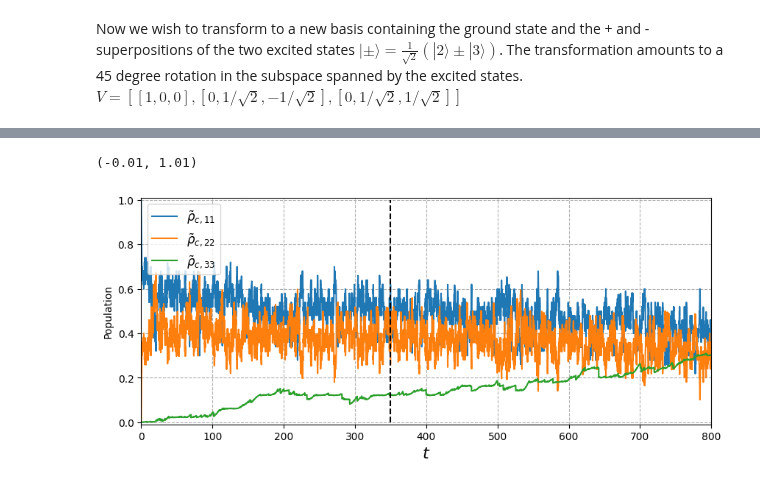
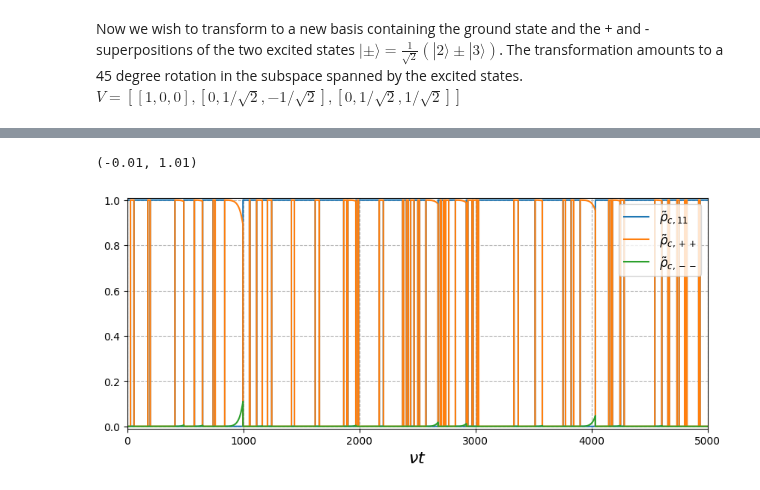
Before and after one commit to mikeal888/The_V_model, a Jupyter notebook: Equilibrium.ipynb, the cells around one changed output, grey strips where cells are left out. Saved outputs shown, nothing was run; the diff lists cells and outputs as text; code cells hidden in the pictures.

Commit message:
Adjusted parameter values to match other plots, generated example trajectory for the V model in transformed basis

```diff
--- a/Equilibrium.ipynb
+++ b/Equilibrium.ipynb
@@ -10,9 +10,12 @@ from FCS import *
 # Define system parameters
 N = 3 # Number of levels
 nu = 1 # Frequency of the system
-a = 0.1
-delta = 0.03
-beta = 1/4 # Inverse temperature
+# a = 0.1
+# delta = 0.03
+a = 0.02
+delta = 0.001
+# beta = 1/4 # Inverse temperature
+beta = 1
 
 # Define the parameters for the V-model
 params = {'nu': nu, 'a': a, 'delta': delta, 'beta': beta}
@@ -210,7 +213,7 @@ g_ops, H_prime, c_ops_prime = V_model_1bath_uqme_transformed(**params)
 # Define the steady state density operators
 rho_ss_prime = steadystate(H_uni, c_ops_uni)
 # %%
-t0, tf = 0, 800
+t0, tf = 0, 5000
 dt = 0.05
 tlist = np.arange(t0, tf, dt)
 # tlist = np.logspace(-1, np.log10(tf), 10000)
@@ -225,5 +228,5 @@ rho_init = psi_init*psi_init.dag()
 e_ops = [g1*g1.dag(), g2*g2.dag(), g3*g3.dag(), g3*g2.dag()]
 
 # compute the solution, here the options ntraj is the number of trajectories and noise is the seed, store_measurement saves the jumps
-result_prime = photocurrent_mesolve(H_prime, rho_init, tlist, sc_ops=c_ops_prime, e_ops=e_ops, ntraj=50, noise=1, store_measurement=True)
+result_prime = photocurrent_mesolve(H_prime, rho_init, tlist, sc_ops=c_ops_prime, e_ops=e_ops, ntraj=1, noise=2, store_measurement=True)
 # %% [output]
@@ -246,20 +240,20 @@ g32_evo_prime = result_prime.expect[3]
 # %%
 # Plot the populations
 fig, ax1 = plt.subplots(figsize=(10,4))
 ax1.plot(tlist, g1_evo_prime, label=r"$\tilde{\rho}_{c,11}$")
 ax1.plot(tlist, g2_evo_prime, label=r"$\tilde{\rho}_{c,++}$")
 ax1.plot(tlist, g3_evo_prime, label=r"$\tilde{\rho}_{c,--}$")
 
-ax1.set_xlabel(r'$t$', fontsize=16)
-ax1.set_ylabel("Population")
-plt.legend(fontsize=12, loc="upper left")
+ax1.set_xlabel(r'$\nu t$', fontsize=16)
+# ax1.set_ylabel("Population")
+plt.legend(fontsize=12, loc="upper right")
 ax1.grid(linestyle='--')
-ax1.vlines(tau2, ymin=0, ymax=1, linestyles=['--'], colors=['k'])
+# ax1.vlines(tau2, ymin=0, ymax=1, linestyles=['--'], colors=['k'])
 ax1.set_xlim([t0,tf])
 ax1.set_ylim(-0.01, 1.01)
 # %% [output]
 (-0.01, 1.01)
-[figure, old version]
+[figure, new version]
 # %%
 # Plot the coherences, real and imaginary
 
```
Also changed, not shown: parts of 3 cells of this notebook.
